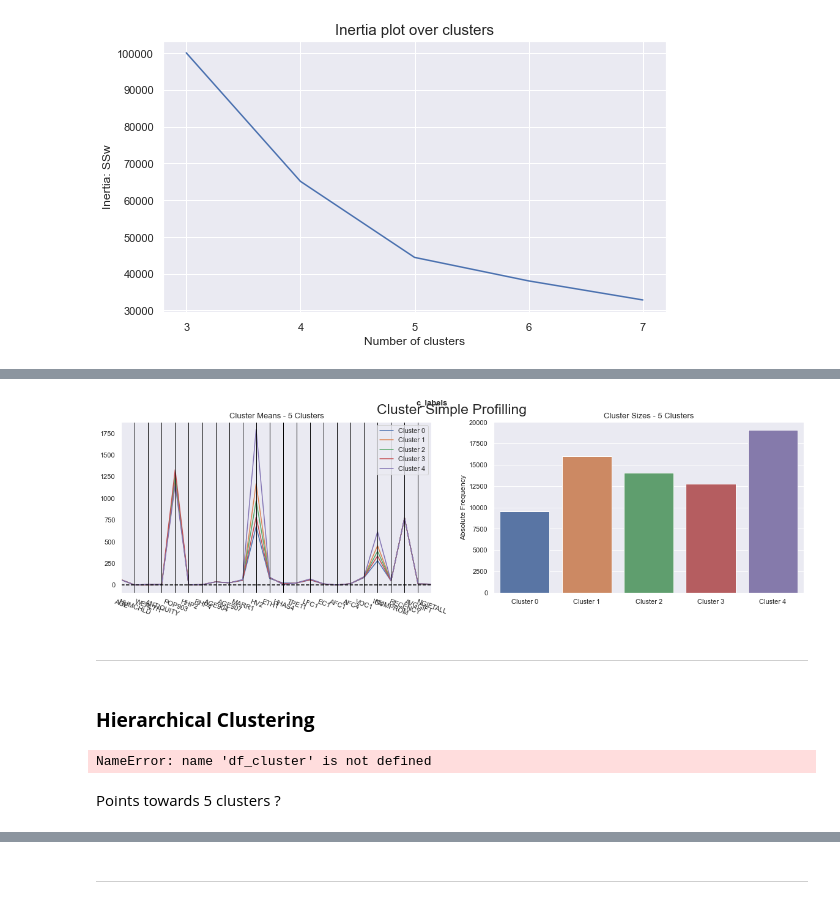
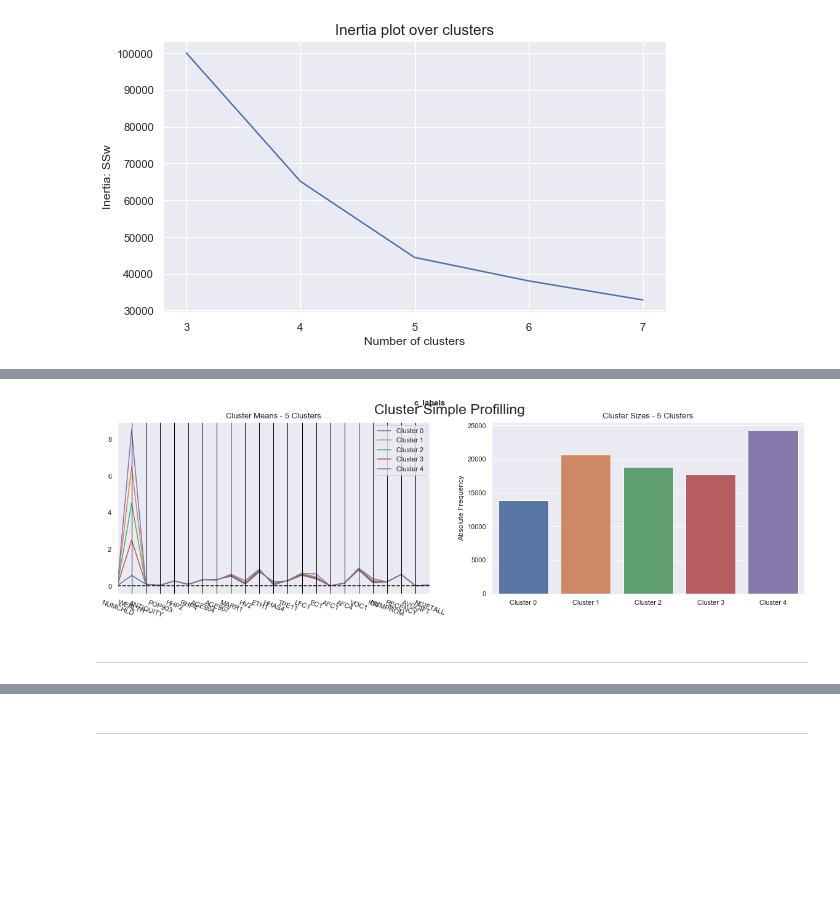
Before and after one commit to Farkites/DM_Project, a Jupyter notebook: DM_project.ipynb, the cells around one changed output, grey strips where cells are left out. Cells and saved outputs as stored; diff of their text form; code cells hidden in the pictures; blank space fills up the shorter version.

Commit message:
Merging of 3 clusters implementation

```diff
--- a/DM_project.ipynb
+++ b/DM_project.ipynb
@@ -1679,7 +1669,7 @@ plt.show()
 # %%
 # Perform PCA again with the number of principal components you want to retain
 pca = PCA(n_components=7)
-pca_feat = pca.fit_transform(df_pca.drop(columns = ["AGE", "TIMELAG"]))
+pca_feat = pca.fit_transform(df_pca.drop(columns = ["AGE"]))
 pca_feat_names = [f"PC{i}" for i in range(pca.n_components_)]
 pca_df = pd.DataFrame(pca_feat, index=df_pca.index, columns=pca_feat_names)  # remember index=df_pca.index
 pca_df
@@ -1834,7 +1824,7 @@ def cluster_profiles(df, label_columns, figsize, compar_titles=None):
         #Setting Layout
         handles, _ = ax[0].get_legend_handles_labels()
         cluster_labels = ["Cluster {}".format(i) for i in range(len(handles))]
-        ax[0].annotate(text=titl, xy=(0.95,1.1), xycoords='axes fraction', fontsize=13, fontweight = 'heavy')
+        ax[0].annotate(s=titl, xy=(0.95,1.1), xycoords='axes fraction', fontsize=13, fontweight = 'heavy')
         ax[0].legend(handles, cluster_labels) # Adaptable to number of clusters
         ax[0].axhline(color="black", linestyle="--")
         ax[0].set_title("Cluster Means - {} Clusters".format(len(handles)), fontsize=13)
@@ -2478,6 +2476,6 @@ kmclust = KMeans(n_clusters=5, init='k-means++', n_init=10, random_state=1,verbo
 km_labels = kmclust.fit_predict(df_c)
 # %%
 # Characterizing the final clusters
-df_concat = pd.concat((donors_df[featset_c], pd.Series(km_labels, name='c_labels')), axis=1)
-df_concat.groupby('c_labels').mean()
+df_c['c_labels'] = pd.Series(km_labels)
+df_c.groupby('c_labels').mean()
 # %% [output]
@@ -2492,22 +2490,12 @@ df_concat.groupby('c_labels').mean()
 # %%
 # Profilling the clusters from this solution.
 cluster_profiles(
-    df = df_concat,
+    df = df_c,
     label_columns = ['c_labels'],
     figsize = (20, 5),
     compar_titles = ["c_labels"]
 )
 # %% [output]
-[figure, old version]
+[figure, new version]
 # %% [markdown]
 ---
-# %% [markdown]
-### **Hierarchical Clustering**<a name="Hierarchical"></a>
-# %%
-# setting distance_threshold=0 and n_clusters=None ensures we compute the full tree
-linkage = 'ward'
-distance = 'euclidean'
-hclust = AgglomerativeClustering(linkage=linkage, affinity=distance, distance_threshold=0, n_clusters=None)
-hclust.fit_predict(df_cluster[featset_g].sample(frac = 0.3)[featset_g])
-# %% [output]
-NameError: name 'df_cluster' is not defined
@@ -2554,2 +2501,0 @@ plt.show()
-# %% [markdown]
-Points towards 5 clusters ?
```
Also changed, not shown: parts of 63 cells of this notebook.
